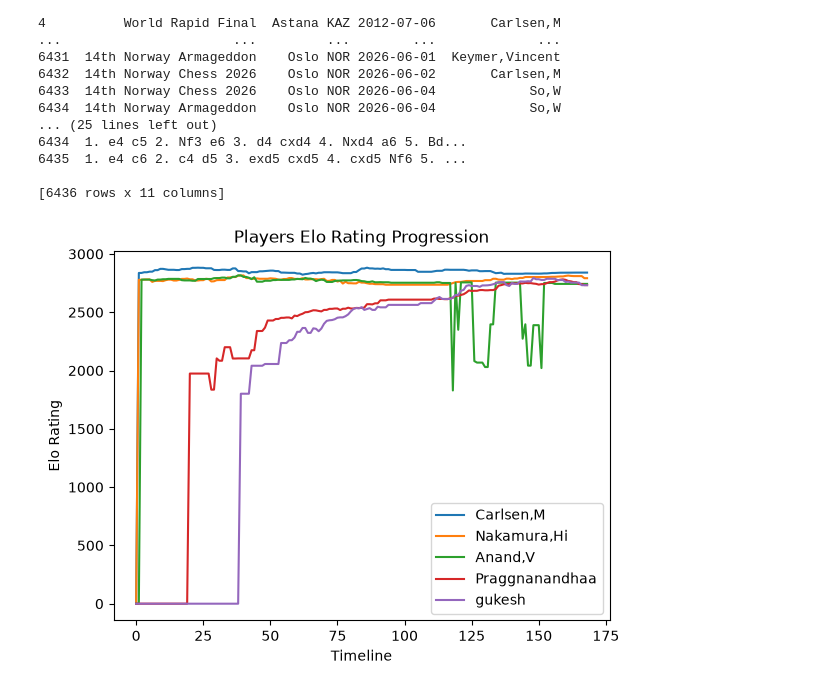
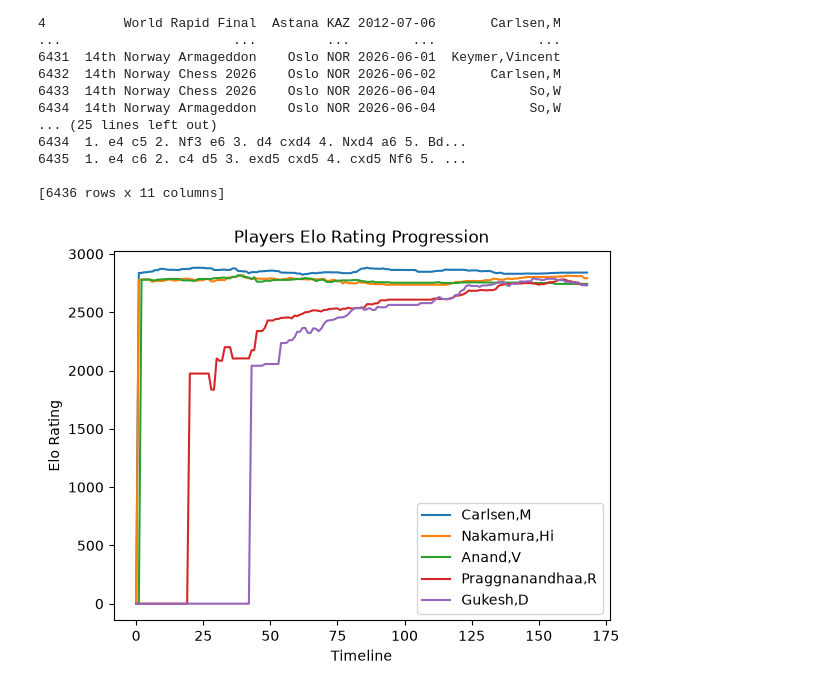
Before and after one commit to v-leela/chess, a Jupyter notebook: code/exploring_the_games.ipynb, the cells around one changed output. Cells and saved outputs as stored; diff of their text form; code cells hidden in the pictures.

```diff
--- a/code/exploring_the_games.ipynb
+++ b/code/exploring_the_games.ipynb
@@ -55,39 +55,39 @@ if carlsen_games:
 [6436 rows x 11 columns]
 # %%
 def get_player_elo(games, pre, player):
-    is_white = games["White"].str.contains(player, case=False, na=False)
-    is_black = games["Black"].str.contains(player, case=False, na=False)
+    is_white = games["White"].eq(player)
+    is_black = games["Black"].eq(player)
 
     white_rows = games.loc[is_white, ["WhiteElo"]].rename(columns={"WhiteElo": "Elo"})
     black_rows = games.loc[is_black, ["BlackElo"]].rename(columns={"BlackElo": "Elo"})
 
     player_elo_df = pd.concat([white_rows, black_rows], ignore_index=True).dropna()
     player_elo = player_elo_df["Elo"].unique()
 
     if player_elo.size:
         return np.mean(player_elo)
     else:
         return pre
 
 
 def elo_plot(players):
     for player in players:
         pre = 0
         elos = []
         for file in all_files:
             game = pd.read_csv(file)
             pre = get_player_elo(game, pre, player)
             elos.append(pre)
         player_elo_df = pd.DataFrame(elos, columns=["Elo"])
 
         plt.plot(player_elo_df, label=player)
     plt.legend()
     plt.xlabel("Timeline")
     plt.ylabel("Elo Rating")
     plt.title("Players Elo Rating Progression")
     plt.show()
 
 
-elo_plot(["Carlsen,M", "Nakamura,Hi", "Anand,V", "Praggnanandhaa", "gukesh"])
+elo_plot(["Carlsen,M", "Nakamura,Hi", "Anand,V", "Praggnanandhaa,R", "Gukesh,D"])
 # %% [output]
-[figure, old version]
+[figure, new version]
```
Also changed, not shown: 2 other files.
